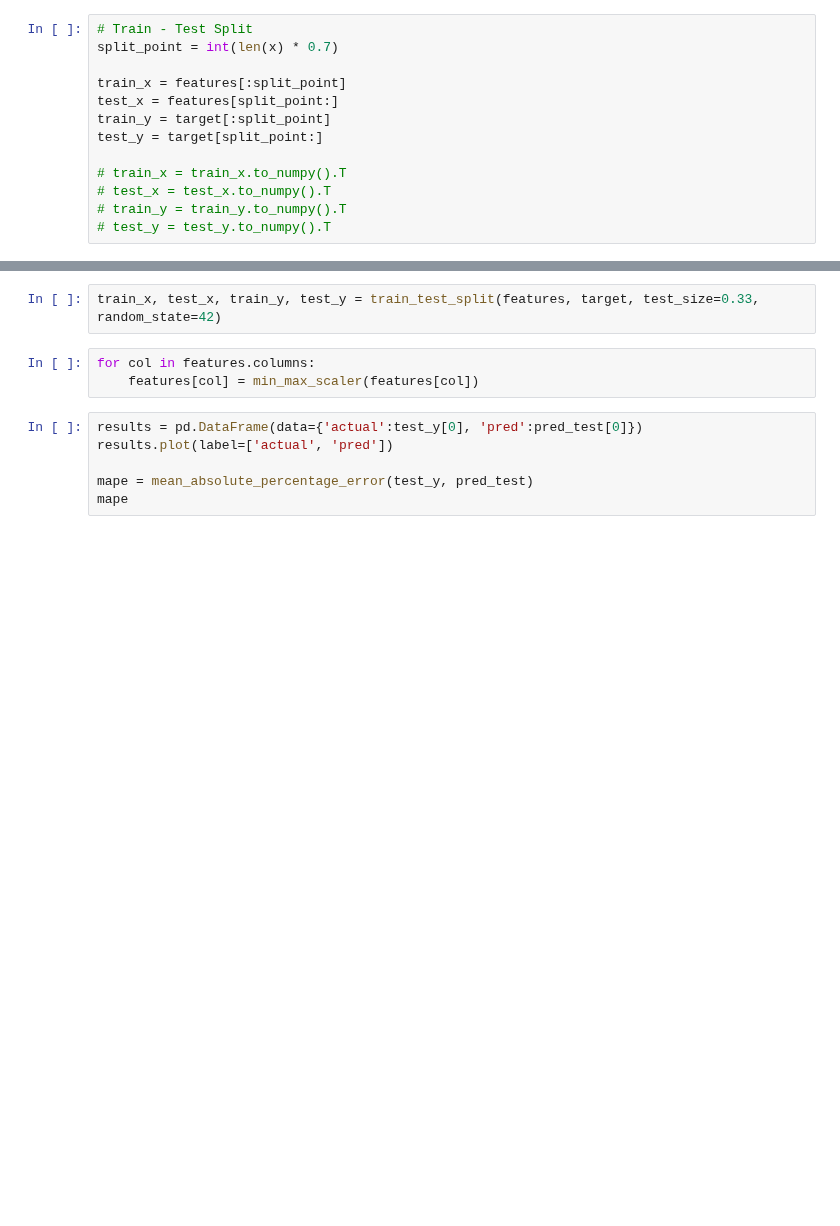
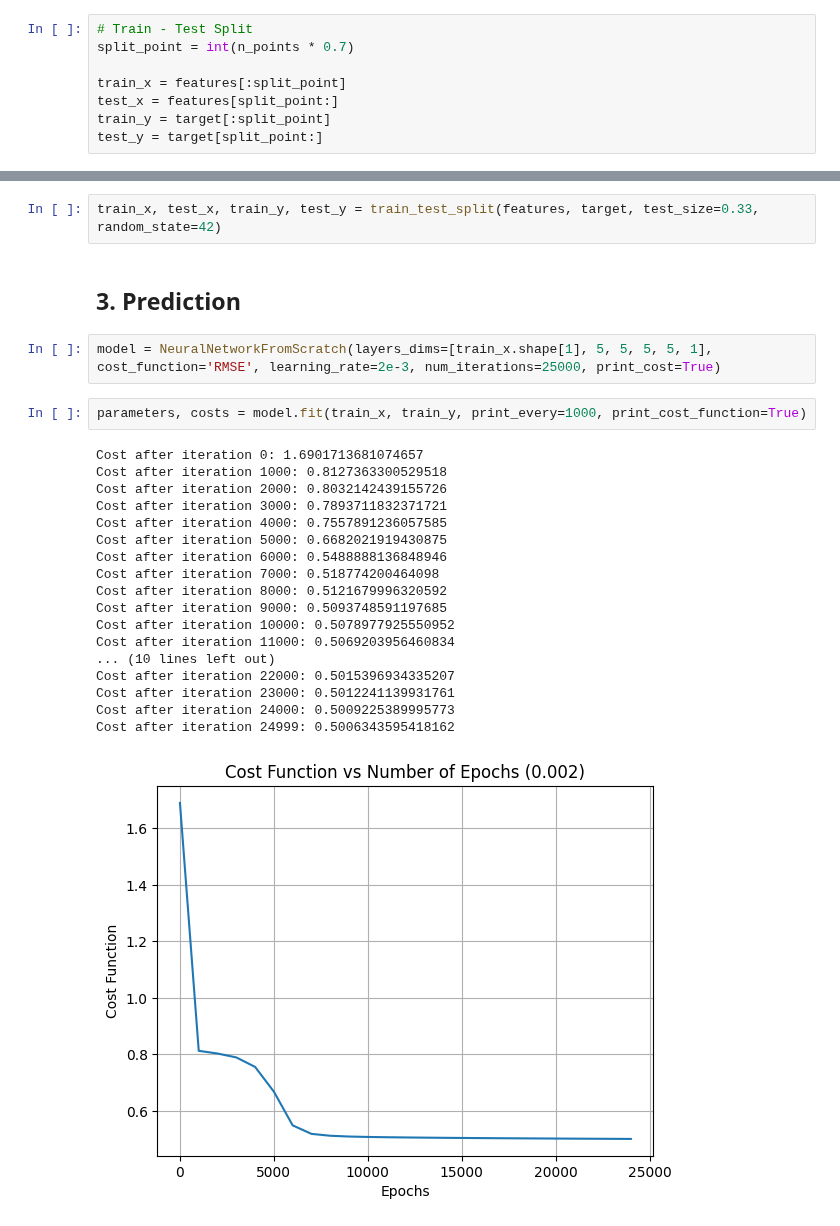
Before and after one commit to NickOLeeney/neural-network-from-scratch, a Jupyter notebook: examples/regression.ipynb, the cells around one changed output, grey strips where cells are left out. Drawn from its saved outputs; the diff is of its cells as text; blank space fills up the shorter version.

```diff
--- a/examples/regression.ipynb
+++ b/examples/regression.ipynb
@@ -129,17 +123,12 @@ plt.title('Multiple Linear Regression Dataset');
 ## 2. Preprocessing
 # %%
 # Train - Test Split
-split_point = int(len(x) * 0.7)
+split_point = int(n_points * 0.7)
 
 train_x = features[:split_point]
 test_x = features[split_point:]
 train_y = target[:split_point]
 test_y = target[split_point:]
-
-# train_x = train_x.to_numpy().T
-# test_x = test_x.to_numpy().T
-# train_y = train_y.to_numpy().T
-# test_y = test_y.to_numpy().T
 # %%
 for col in train_x.columns:
     train_x[col] = min_max_scaler(train_x[col])
@@ -187,11 +181,27 @@ target = pd.DataFrame(data=data.target, columns=data.target_names)
 # %%
 train_x, test_x, train_y, test_y = train_test_split(features, target, test_size=0.33, random_state=42)
-# %%
-for col in features.columns:
-    features[col] = min_max_scaler(features[col])
-# %%
-results = pd.DataFrame(data={'actual':test_y[0], 'pred':pred_test[0]})
-results.plot(label=['actual', 'pred'])
-
-mape = mean_absolute_percentage_error(test_y, pred_test)
-mape
+# %% [markdown]
+## 3. Prediction
+# %%
+model = NeuralNetworkFromScratch(layers_dims=[train_x.shape[1], 5, 5, 5, 5, 1], cost_function='RMSE', learning_rate=2e-3, num_iterations=25000, print_cost=True)
+# %%
+parameters, costs = model.fit(train_x, train_y, print_every=1000, print_cost_function=True)
+# %% [output]
+Cost after iteration 0: 1.6901713681074657
+Cost after iteration 1000: 0.8127363300529518
+Cost after iteration 2000: 0.8032142439155726
+Cost after iteration 3000: 0.7893711832371721
+Cost after iteration 4000: 0.7557891236057585
+Cost after iteration 5000: 0.6682021919430875
+Cost after iteration 6000: 0.5488888136848946
+Cost after iteration 7000: 0.518774200464098
+Cost after iteration 8000: 0.5121679996320592
+Cost after iteration 9000: 0.5093748591197685
+Cost after iteration 10000: 0.5078977925550952
+Cost after iteration 11000: 0.5069203956460834
+... (10 lines left out)
+Cost after iteration 22000: 0.5015396934335207
+Cost after iteration 23000: 0.5012241139931761
+Cost after iteration 24000: 0.5009225389995773
+Cost after iteration 24999: 0.5006343595418162
+[figure, added]
```
Also changed, not shown: parts of 16 cells of this notebook, 1 other file.
